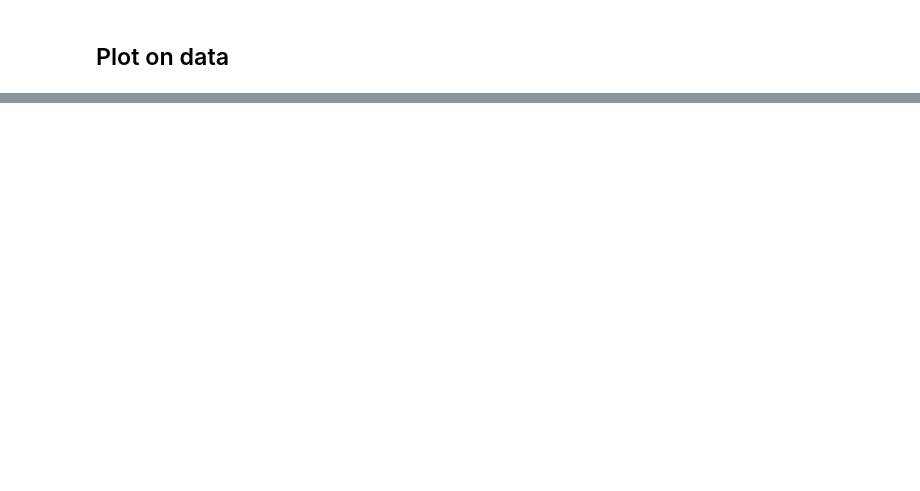
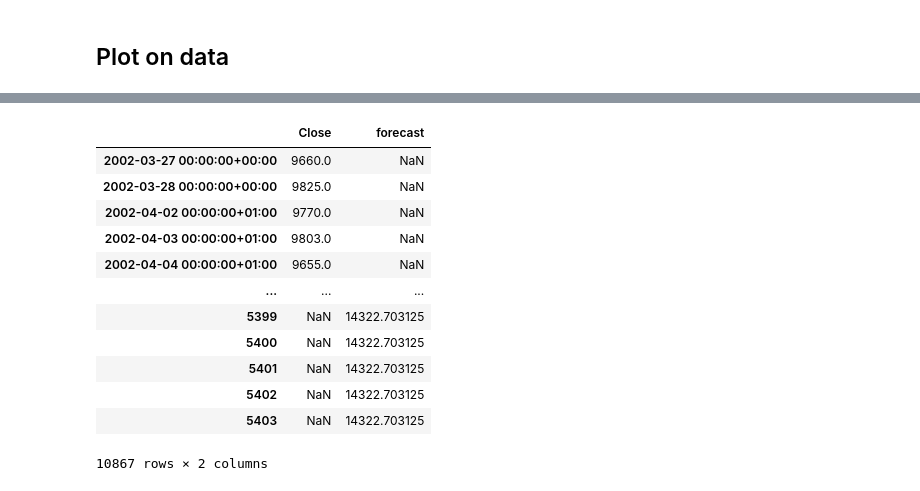
Before and after one commit to sayid-alt/usd_idr_exchange_prediction, a Jupyter notebook: usd_idr_prediction.ipynb, the cells around one changed output, grey strips where cells are left out. Drawn from its saved outputs; the diff is of its cells as text; code cells hidden in the pictures; blank space fills up the shorter version.

```diff
--- a/usd_idr_prediction.ipynb
+++ b/usd_idr_prediction.ipynb
@@ -942,0 +917,24 @@ ValueError: Input 0 of layer "functional_1" is incompatible with the layer: expe
+# %%
+def model_forecast(model, series, window_size, batch_size):
+  # Add an axis for the feature dimension of RNN layers
+    series = tf.expand_dims(series, axis=-1)
+
+    # Generate a TF Dataset from the series values
+    dataset = tf.data.Dataset.from_tensor_slices(series)
+
+    # Window the data but only take those with the specified size
+    dataset = dataset.window(window_size, shift=1, drop_remainder=True)
+
+    # Flatten the windows by putting its elements in a single batch
+    dataset = dataset.flat_map(lambda w: w.batch(window_size))
+
+    # Create batches of windows
+    dataset = dataset.batch(batch_size).prefetch(1)
+
+    # Get predictions on the entire dataset
+    forecast = model.predict(dataset)
+
+    return forecast
+# %%
+actual_series = idrx_df['Close'].iloc[WINDOW_SIZE-1:]
+forecast_series = pd.DataFrame(model_forecast(best_model, actual_series, WINDOW_SIZE, BATCH_SIZE), columns=['forecast'])
@@ -942,0 +943,18 @@ ValueError: Input 0 of layer "functional_1" is incompatible with the layer: expe
+# %%
+
+actual_forecast_df = pd.concat([actual_series, forecast_series], axis=1)
+actual_forecast_df
+# %% [output]
+|  | Close | forecast |
+| 2002-03-27 00:00:00+00:00 | 9660.0 | NaN |
+| 2002-03-28 00:00:00+00:00 | 9825.0 | NaN |
+| 2002-04-02 00:00:00+01:00 | 9770.0 | NaN |
+| 2002-04-03 00:00:00+01:00 | 9803.0 | NaN |
+| 2002-04-04 00:00:00+01:00 | 9655.0 | NaN |
+| ... | ... | ... |
+| 5399 | NaN | 14322.703125 |
+| 5400 | NaN | 14322.703125 |
+| 5401 | NaN | 14322.703125 |
+| 5402 | NaN | 14322.703125 |
+| 5403 | NaN | 14322.703125 |
+10867 rows × 2 columns
```
Also changed, not shown: parts of 24 cells of this notebook.
